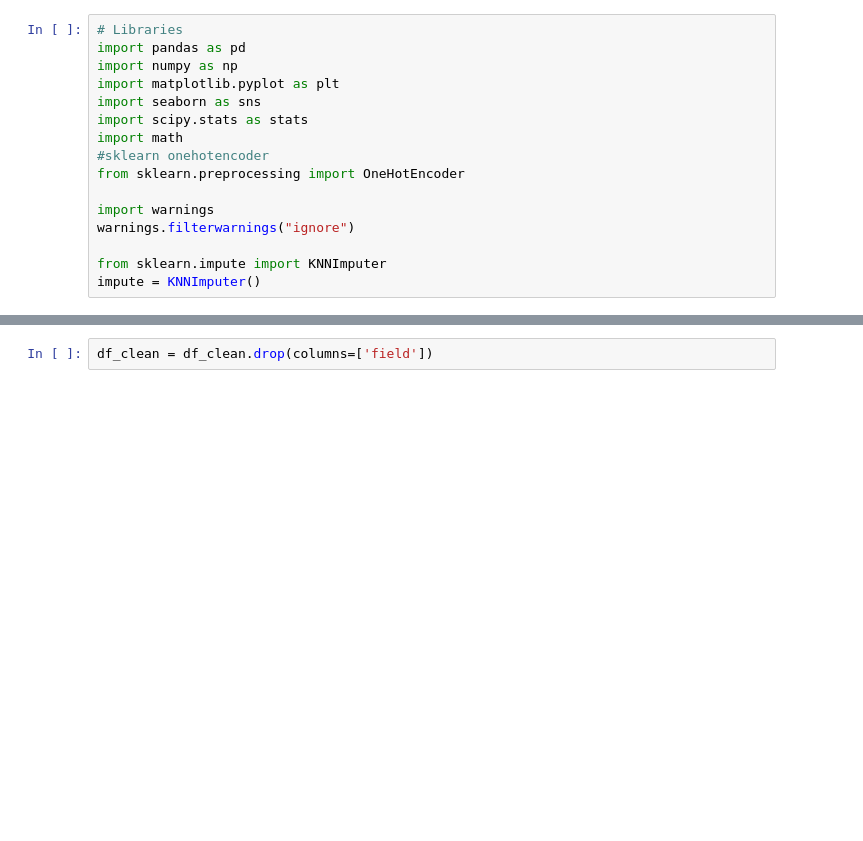
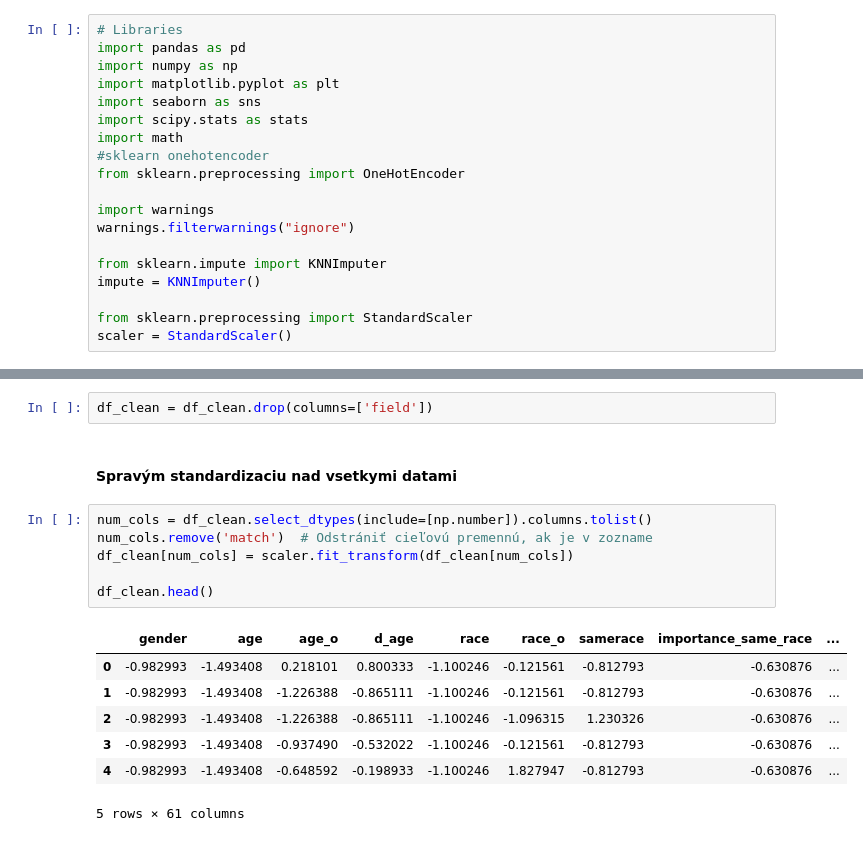
Before and after one commit to Daweed12/ZNEUS_ZS_Vach_Kmet_Duchon, a Jupyter notebook: Project1.ipynb, the cells around one changed output, grey strips where cells are left out. Drawn from its saved outputs; the diff is of its cells as text; blank space fills up the shorter version.

Commit message:
data su standardizovane

```diff
--- a/Project1.ipynb
+++ b/Project1.ipynb
@@ -14,6 +14,9 @@ warnings.filterwarnings("ignore")
 
 from sklearn.impute import KNNImputer
 impute = KNNImputer()
+
+from sklearn.preprocessing import StandardScaler
+scaler = StandardScaler()
 # %%
 df=pd.read_csv("speeddating.csv", sep=",")
 df.columns
@@ -480,3 +483,19 @@ Pocet druhov povolani: 259
 #### Dropol som cely stlpec field z predchadzajucej hypotezy
 # %%
 df_clean = df_clean.drop(columns=['field'])
+# %% [markdown]
+#### Spravým standardizaciu nad vsetkymi datami
+# %%
+num_cols = df_clean.select_dtypes(include=[np.number]).columns.tolist()
+num_cols.remove('match')  # Odstrániť cieľovú premennú, ak je v zozname
+df_clean[num_cols] = scaler.fit_transform(df_clean[num_cols])
+
+df_clean.head()
+# %% [output]
+|  | gender | age | age_o | d_age | race | race_o | samerace | importance_same_race | ... |
+| 0 | -0.982993 | -1.493408 | 0.218101 | 0.800333 | -1.100246 | -0.121561 | -0.812793 | -0.630876 | ... |
+| 1 | -0.982993 | -1.493408 | -1.226388 | -0.865111 | -1.100246 | -0.121561 | -0.812793 | -0.630876 | ... |
+| 2 | -0.982993 | -1.493408 | -1.226388 | -0.865111 | -1.100246 | -1.096315 | 1.230326 | -0.630876 | ... |
+| 3 | -0.982993 | -1.493408 | -0.937490 | -0.532022 | -1.100246 | -0.121561 | -0.812793 | -0.630876 | ... |
+| 4 | -0.982993 | -1.493408 | -0.648592 | -0.198933 | -1.100246 | 1.827947 | -0.812793 | -0.630876 | ... |
+5 rows × 61 columns
```
